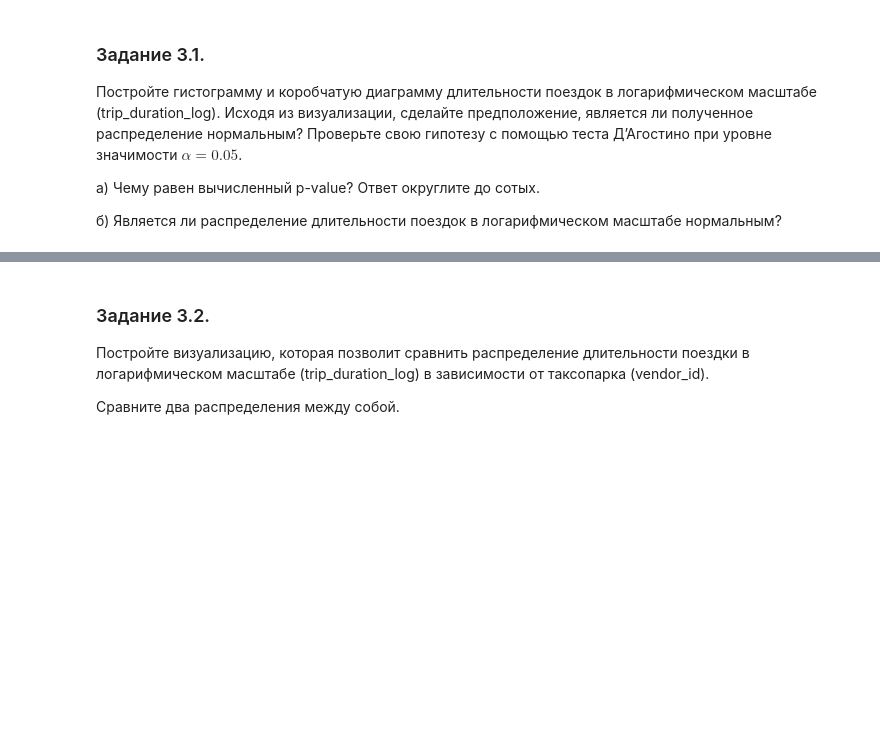
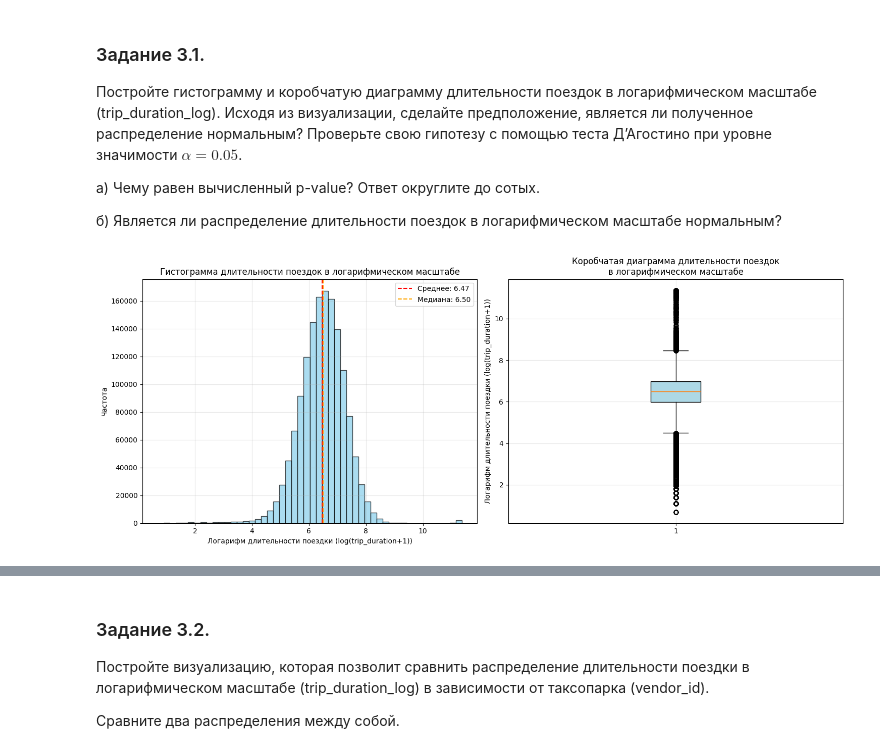
Before and after one commit to tgorbunov/sf_data_science, a Jupyter notebook: project_5/Project-5._Ноутбук-шаблон.ipynb, the cells around one changed output, grey strips where cells are left out. Saved outputs shown, nothing was run; the diff lists cells and outputs as text; code cells hidden in the pictures; blank space fills up the shorter version.

```diff
--- a/project_5/Project-5._Ноутбук-шаблон.ipynb
+++ b/project_5/Project-5._Ноутбук-шаблон.ipynb
@@ -927,0 +1017,94 @@ taxi_data['trip_duration_log'] = np.log(taxi_data['trip_duration']+1)
+# %%
+# Задание 3.1. Анализ распределения trip_duration_log
+
+# Создаем фигуру с двумя подграфиками
+fig, (ax1, ax2) = plt.subplots(1, 2, figsize=(15, 6))
+
+# 1. Гистограмма длительности поездок в логарифмическом масштабе
+ax1.hist(taxi_data['trip_duration_log'], bins=50, alpha=0.7, color='skyblue', edgecolor='black')
+ax1.set_xlabel('Логарифм длительности поездки (log(trip_duration+1))')
+ax1.set_ylabel('Частота')
+ax1.set_title('Гистограмма длительности поездок в логарифмическом масштабе')
+ax1.grid(True, alpha=0.3)
+
+# Добавляем статистику на график
+mean_log = taxi_data['trip_duration_log'].mean()
+median_log = taxi_data['trip_duration_log'].median()
+ax1.axvline(mean_log, color='red', linestyle='--', label=f'Среднее: {mean_log:.2f}')
+ax1.axvline(median_log, color='orange', linestyle='--', label=f'Медиана: {median_log:.2f}')
+ax1.legend()
+
+# 2. Коробчатая диаграмма (boxplot)
+box_plot = ax2.boxplot(taxi_data['trip_duration_log'], patch_artist=True)
+box_plot['boxes'][0].set_facecolor('lightblue')
+ax2.set_ylabel('Логарифм длительности поездки (log(trip_duration+1))')
+ax2.set_title('Коробчатая диаграмма длительности поездок\nв логарифмическом масштабе')
+ax2.grid(True, alpha=0.3)
+
+plt.tight_layout()
+plt.show()
+
+# Проверяем нормальность распределения с помощью теста Д'Агостино
+from scipy.stats import normaltest
+
+# Выполняем тест Д'Агостино
+# Используем выборку для ускорения вычислений (тест может быть медленным на больших данных)
+sample_size = min(50000, len(taxi_data))  # Берем выборку до 50,000 наблюдений
+sample_data = taxi_data['trip_duration_log'].sample(n=sample_size, random_state=42)
+
+statistic, p_value = normaltest(sample_data)
+
+print("=== АНАЛИЗ НОРМАЛЬНОСТИ РАСПРЕДЕЛЕНИЯ ===")
+print(f"Размер выборки для теста: {sample_size}")
+print(f"Статистика теста Д'Агостино: {statistic:.4f}")
+print(f"P-value: {p_value:.10f}")
+print(f"P-value (округленный до сотых): {p_value:.2f}")
+
+# Интерпретация результата
+alpha = 0.05
+print(f"\nУровень значимости α = {alpha}")
+
+if p_value < alpha:
+    print(f"P-value ({p_value:.2f}) < α ({alpha})")
+    print("ВЫВОД: Отвергаем нулевую гипотезу о нормальности")
+    print("Распределение НЕ является нормальным")
+else:
+    print(f"P-value ({p_value:.2f}) >= α ({alpha})")
+    print("ВЫВОД: Не можем отвергнуть нулевую гипотезу о нормальности")
+    print("Распределение может считаться нормальным")
+
+# Дополнительная описательная статистика
+print(f"\n=== ОПИСАТЕЛЬНАЯ СТАТИСТИКА ===")
+print(f"Среднее значение: {taxi_data['trip_duration_log'].mean():.4f}")
+print(f"Медиана: {taxi_data['trip_duration_log'].median():.4f}")
+print(f"Стандартное отклонение: {taxi_data['trip_duration_log'].std():.4f}")
+print(f"Асимметрия (skewness): {taxi_data['trip_duration_log'].skew():.4f}")
+print(f"Эксцесс (kurtosis): {taxi_data['trip_duration_log'].kurtosis():.4f}")
+
+# Визуальная оценка нормальности
+print(f"\n=== ВИЗУАЛЬНАЯ ОЦЕНКА ===")
+mean_val = taxi_data['trip_duration_log'].mean()
+median_val = taxi_data['trip_duration_log'].median()
+
+if abs(mean_val - median_val) < 0.1:
+    print("✓ Среднее и медиана очень близки - признак нормального распределения")
+else:
+    print("✗ Среднее и медиана заметно различаются - признак ненормального распределения")
+
+skew_val = abs(taxi_data['trip_duration_log'].skew())
+if skew_val < 0.5:
+    print("✓ Асимметрия близка к нулю - признак нормального распределения")
+elif skew_val < 1:
+    print("~ Умеренная асимметрия - отклонение от нормальности")
+else:
+    print("✗ Высокая асимметрия - сильное отклонение от нормальности")
+
+# Ответы на вопросы задания
+print(f"\n=== ОТВЕТЫ НА ВОПРОСЫ ЗАДАНИЯ ===")
+print(f"а) P-value (округленный до сотых): {p_value:.2f}")
+if p_value < alpha:
+    print("б) Распределение НЕ является нормальным (отвергаем H0 при α=0.05)")
+else:
+    print("б) Распределение является нормальным (не отвергаем H0 при α=0.05)")
+# %% [output]
+[figure, added]
```
Also changed, not shown: parts of 17 cells of this notebook.
